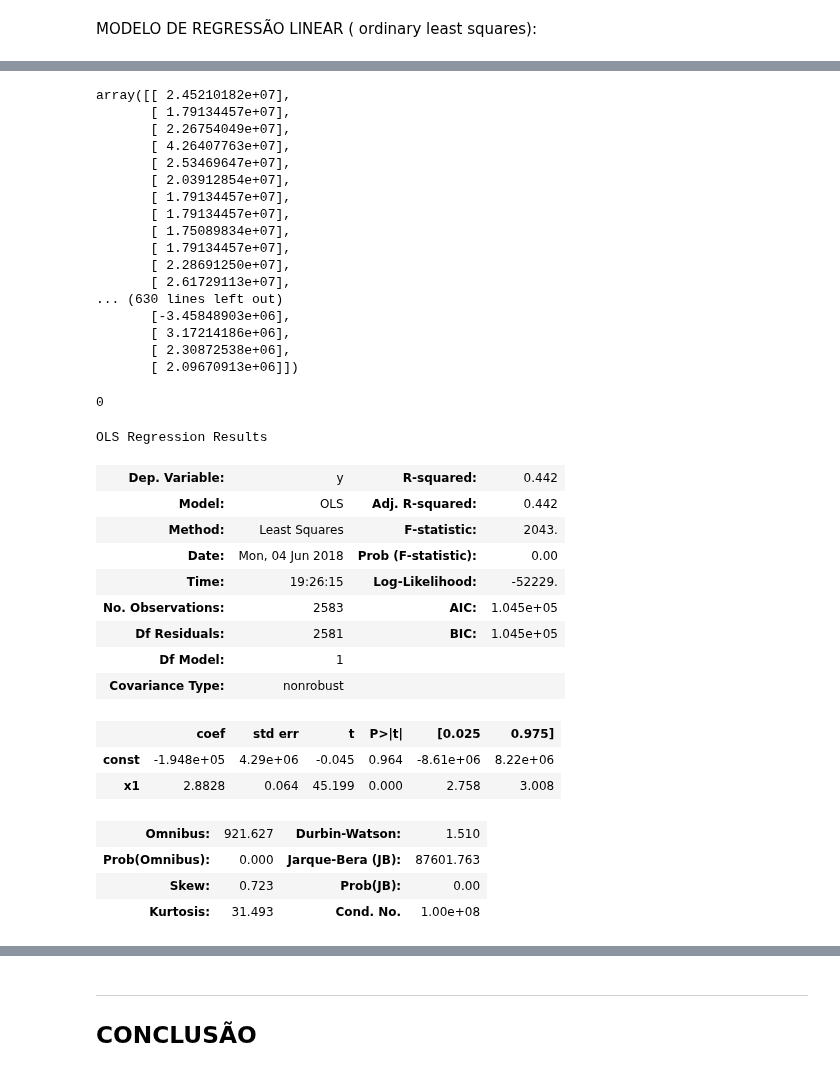
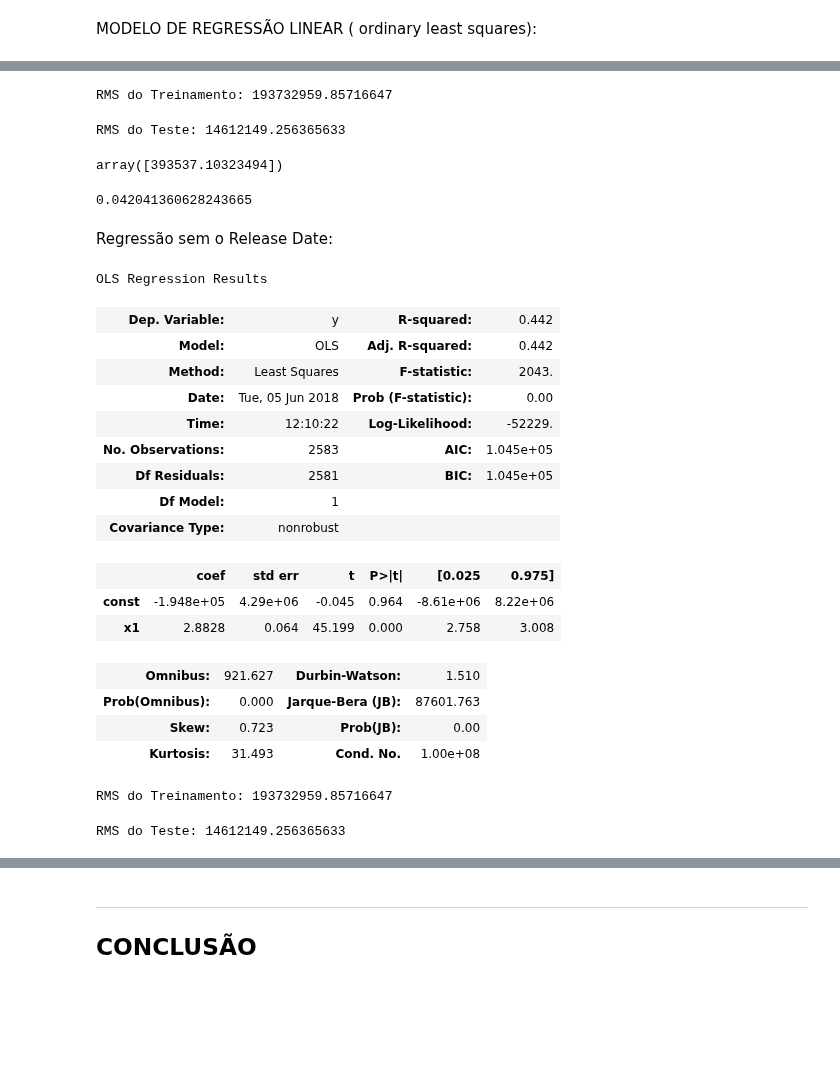
Before and after one commit to guipleite/DPCD, a Jupyter notebook: Projeto3/Projeto3 Layout.ipynb, the cells around one changed output, grey strips where cells are left out. Saved outputs shown, nothing was run; the diff lists cells and outputs as text; code cells hidden in the pictures; blank space fills up the shorter version.

```diff
--- a/Projeto3/Projeto3 Layout.ipynb
+++ b/Projeto3/Projeto3 Layout.ipynb
@@ -183,26 +184,5 @@ OLS Regression Results
-# %%
-XTest = sm.add_constant(XTest)
-predictions = model.predict(XTest)
-predictions
-# %% [output]
-array([[ 2.45210182e+07],
-       [ 1.79134457e+07],
-       [ 2.26754049e+07],
-       [ 4.26407763e+07],
-       [ 2.53469647e+07],
-       [ 2.03912854e+07],
-       [ 1.79134457e+07],
-       [ 1.79134457e+07],
-       [ 1.75089834e+07],
-       [ 1.79134457e+07],
-       [ 2.28691250e+07],
-       [ 2.61729113e+07],
-... (630 lines left out)
-       [-3.45848903e+06],
-       [ 3.17214186e+06],
-       [ 2.30872538e+06],
-       [ 2.09670913e+06]])
-# %%
-len(predictions)-len(YTest)
-# %% [output]
-0
+# %%
+RMS = np.sqrt(np.mean(Ypredictions**2))
+print("RMS do Treinamento:",RMS)
+# %% [output]
+RMS do Treinamento: 193732959.85716647
@@ -209,3 +193,31 @@ len(predictions)-len(YTest)
+# %%
+RMS = np.sqrt(np.mean(YTestpredictions**2))
+print("RMS do Teste:",RMS)
+# %% [output]
+RMS do Teste: 14612149.256365633
+# %%
+ybar = YTestpredictions.mean()
+r2 = []
+for i in range(len(YTestpredictions)):
+    y = YTest[i]
+    yhat = YTestpredictions[i]
+    ssreg = (yhat-ybar)**2
+    sstot = (y - ybar)**2
+    r2.append( ssreg / sstot)
+sum(r2)
+# %% [output]
+array([393537.10323494])
+# %%
+y = YTest
+yhat = YTestpredictions
+ssreg = np.sum((yhat-ybar)**2)
+sstot = np.sum((y - ybar)**2)
+r2=( ssreg / sstot)
+r2
+# %% [output]
+0.042041360628243665
+# %% [markdown]
+Regressão sem o Release Date:
 # %%
 X = DfTrain['budget'].round(0).astype(int)
 X = X.values.reshape((len(X),1))
@@ -219,15 +231,15 @@ YTest = YTest.values.reshape((len(YTest),1))
 # %%
 X = sm.add_constant(X)
 model = sm.OLS(Y,X).fit()
-predictions = model.predict(X)
+Ypredictions = model.predict(X)
 model.summary()
 # %% [output]
 OLS Regression Results
 | Dep. Variable: | y | R-squared: | 0.442 |
 | Model: | OLS | Adj. R-squared: | 0.442 |
 | Method: | Least Squares | F-statistic: | 2043. |
-| Date: | Mon, 04 Jun 2018 | Prob (F-statistic): | 0.00 |
-| Time: | 19:26:15 | Log-Likelihood: | -52229. |
+| Date: | Tue, 05 Jun 2018 | Prob (F-statistic): | 0.00 |
+| Time: | 12:10:22 | Log-Likelihood: | -52229. |
 | No. Observations: | 2583 | AIC: | 1.045e+05 |
 | Df Residuals: | 2581 | BIC: | 1.045e+05 |
 | Df Model: | 1 |  |  |
@@ -239,3 +251,8 @@ OLS Regression Results
 | Prob(Omnibus): | 0.000 | Jarque-Bera (JB): | 87601.763 |
 | Skew: | 0.723 | Prob(JB): | 0.00 |
 | Kurtosis: | 31.493 | Cond. No. | 1.00e+08 |
+# %%
+RMS = np.sqrt(np.mean(Ypredictions**2))
+print("RMS do Treinamento:",RMS)
+# %% [output]
+RMS do Treinamento: 193732959.85716647
@@ -241,0 +263,5 @@ OLS Regression Results
+# %%
+RMS = np.sqrt(np.mean(YTestpredictions**2))
+print("RMS do Teste:",RMS)
+# %% [output]
+RMS do Teste: 14612149.256365633
```
Also changed, not shown: parts of 9 cells of this notebook.
